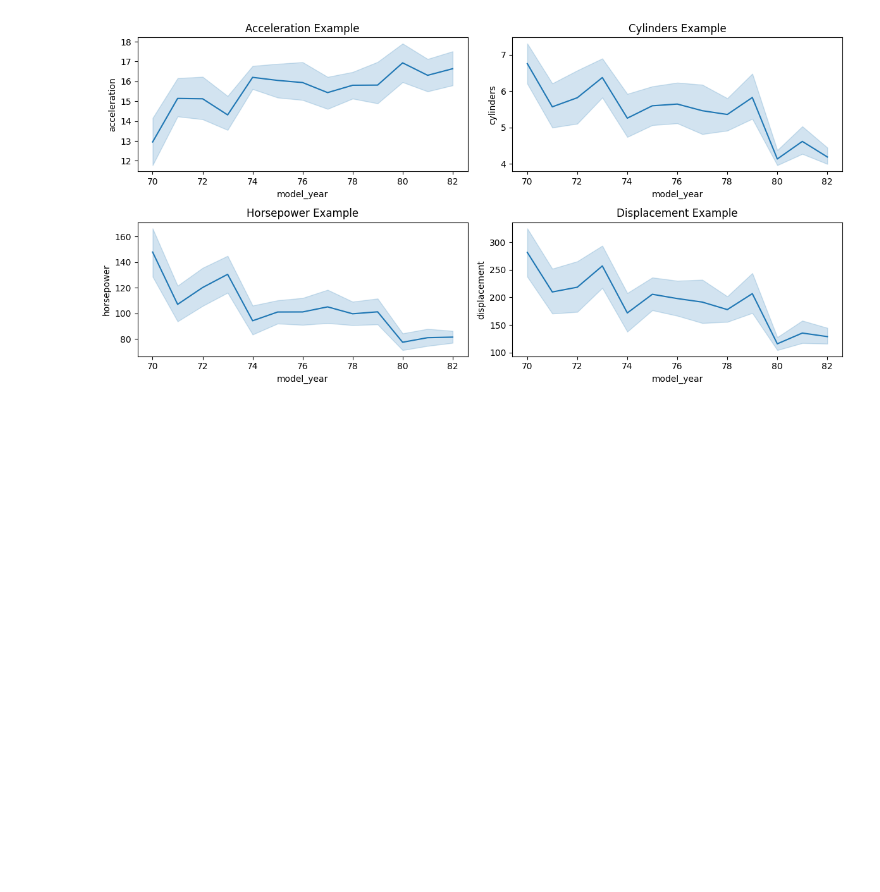
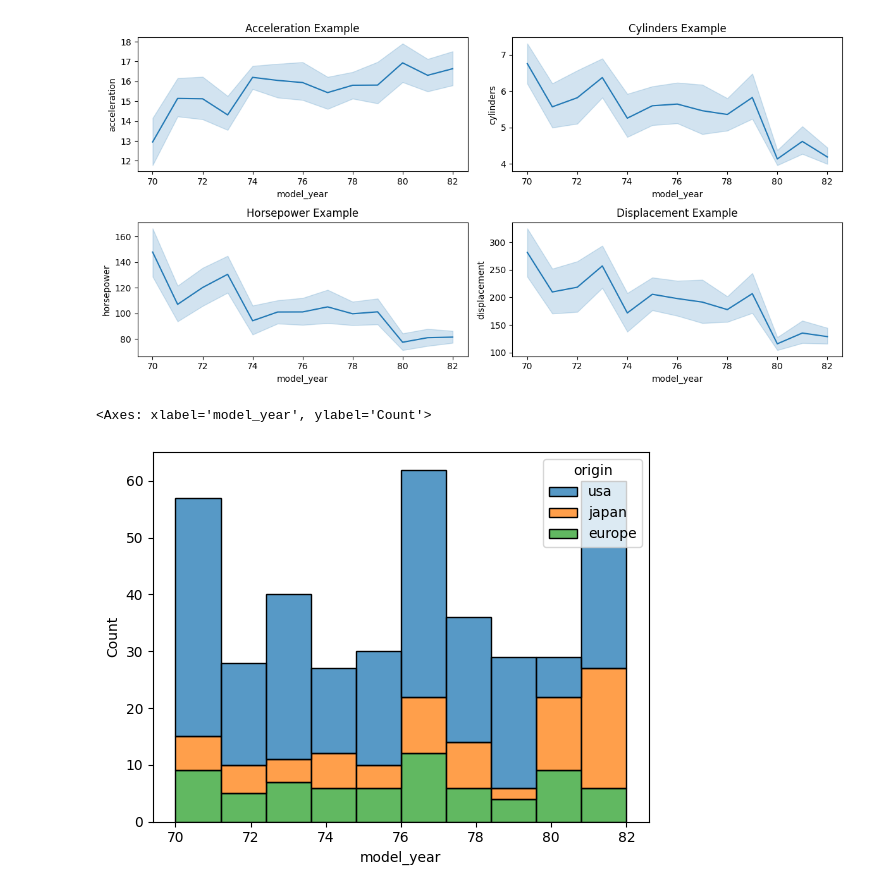
Before and after one commit to krish401/Data-Visualization, a Jupyter notebook: Lectures/Seaborn.ipynb, the cells around one changed output. Drawn from its saved outputs; the diff is of its cells as text; code cells hidden in the pictures; blank space fills up the shorter version.

```diff
--- a/Lectures/Seaborn.ipynb
+++ b/Lectures/Seaborn.ipynb
@@ -149,3 +149,8 @@ axes[1][1].set_title("Displacement Example")
 plt.tight_layout()
 # %% [output]
 [figure]
+# %%
+sns.histplot(data, x="model_year", hue = "origin", multiple = "stack")
+# %% [output]
+<Axes: xlabel='model_year', ylabel='Count'>
+[figure, added]
```
